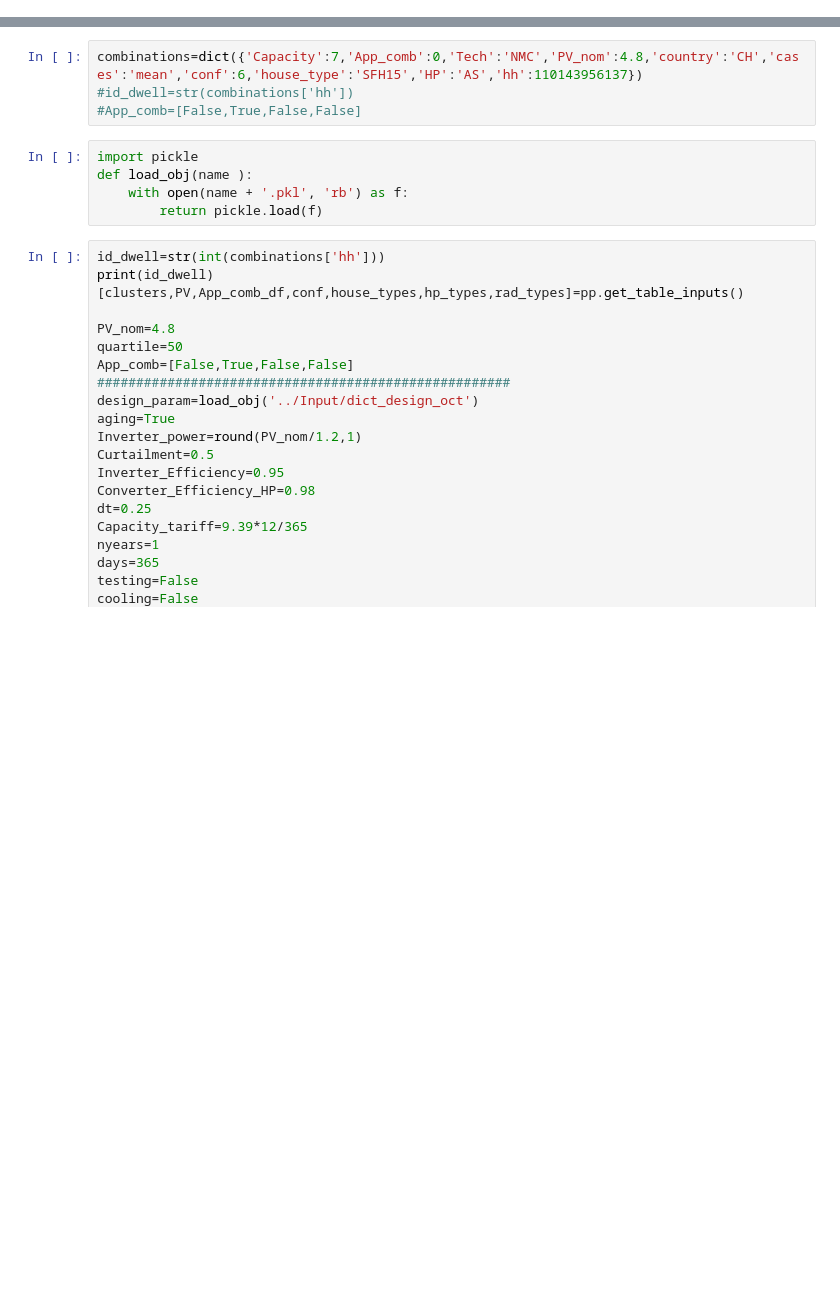
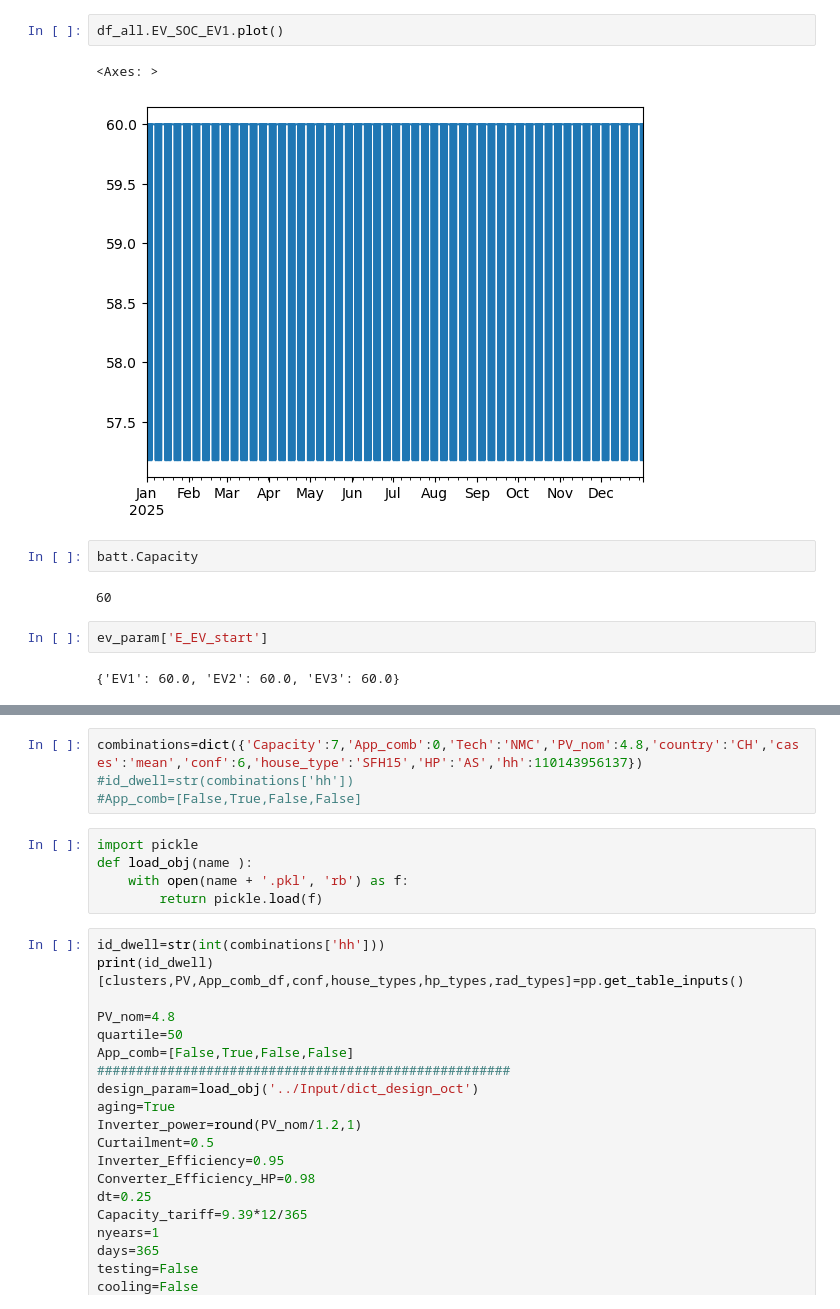
Before and after one commit to alefunxo/BASOPRA_OpenBEERS, a Jupyter notebook: Core/Tests.ipynb, the cells around one changed output, grey strips where cells are left out. Drawn from its saved outputs; the diff is of its cells as text; blank space fills up the shorter version.

```diff
--- a/Core/Tests.ipynb
+++ b/Core/Tests.ipynb
@@ -18,0 +462,13 @@ ModuleNotFoundError: No module named 'Core_LP'
+# %%
+df_all.EV_SOC_EV1.plot()
+# %% [output]
+<Axes: >
+[figure, added]
+# %%
+batt.Capacity
+# %% [output]
+60
+# %%
+ev_param['E_EV_start']
+# %% [output]
+{'EV1': 60.0, 'EV2': 60.0, 'EV3': 60.0}
```
Also changed, not shown: parts of 20 cells of this notebook, 3 other files.
